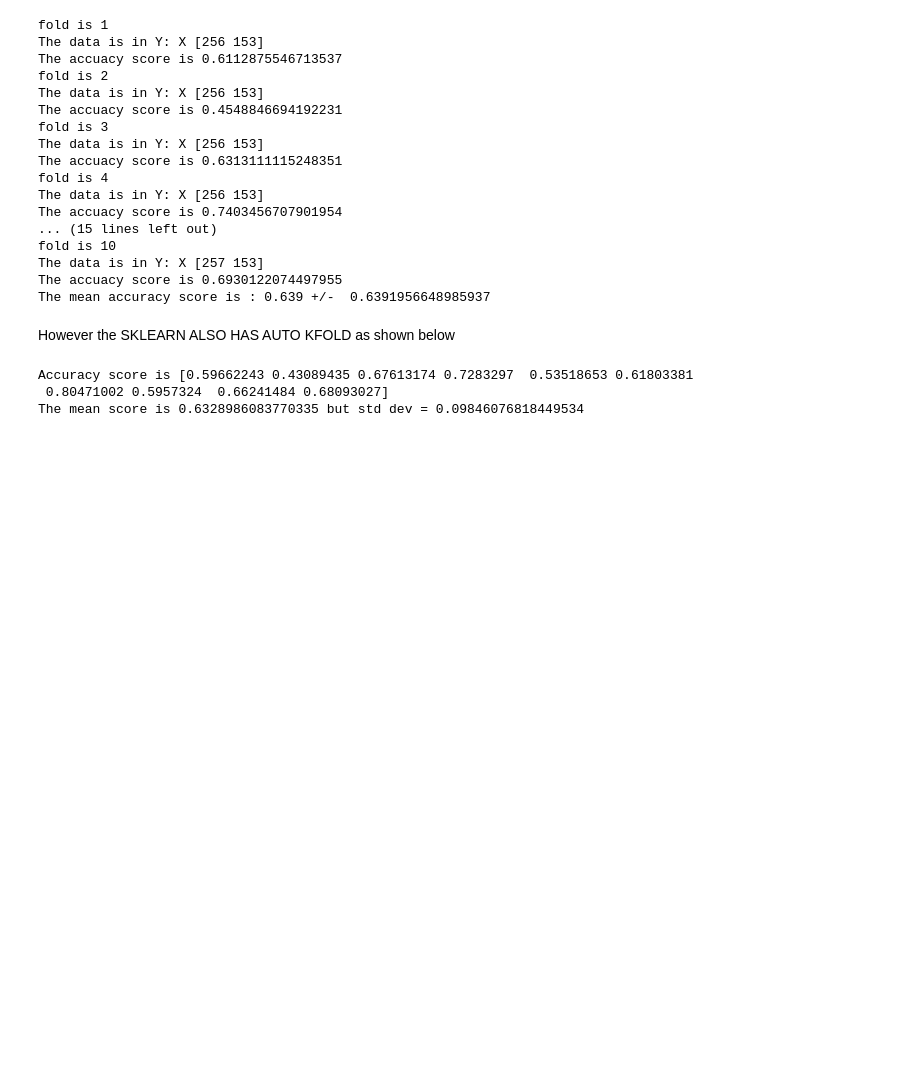
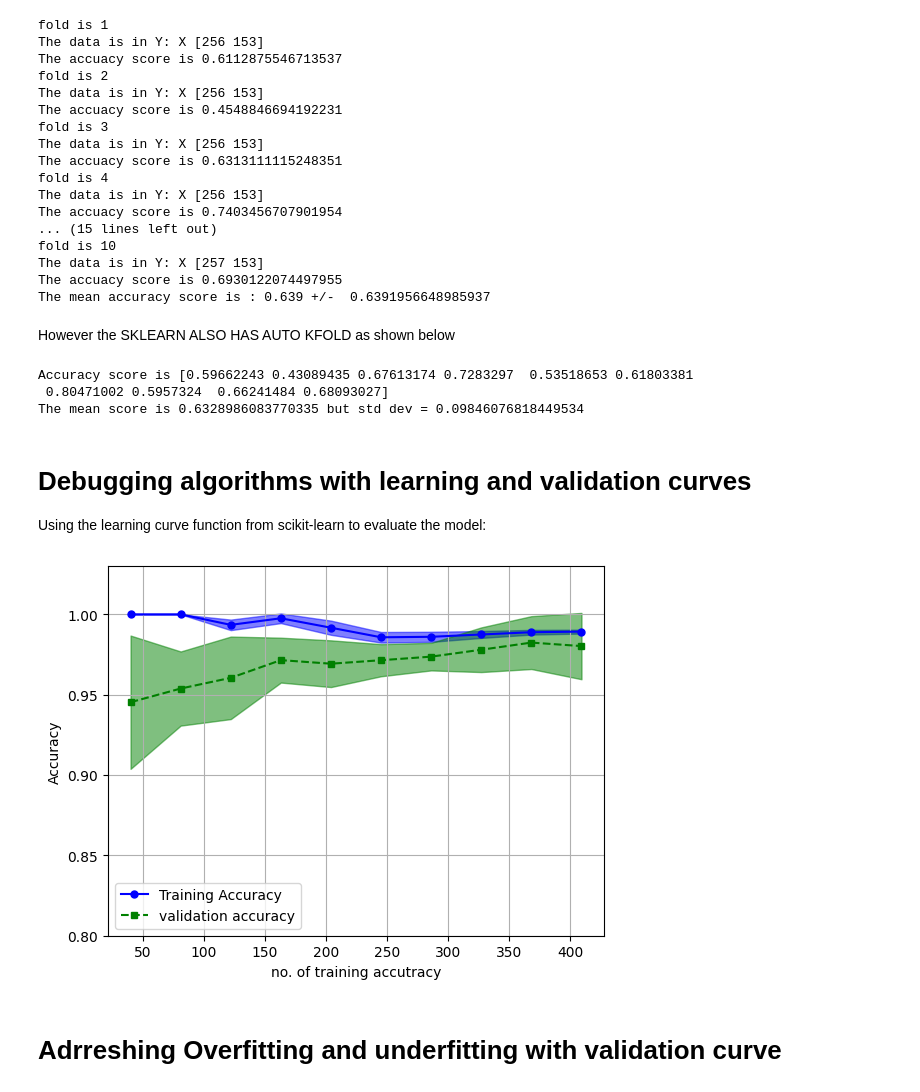
Before and after one commit to Wizard-hash2/Pipeline_workflow, a Jupyter notebook: K_fold_winsDataset.ipynb, the cells around one changed output. Saved outputs shown, nothing was run; the diff lists cells and outputs as text; code cells hidden in the pictures; blank space fills up the shorter version.

Commit message:
Fadher: Ngenoh Updates Validation curve

```diff
--- a/K_fold_winsDataset.ipynb
+++ b/K_fold_winsDataset.ipynb
@@ -72,3 +72,40 @@ print(f"The mean score is {np.mean(npe)} but std dev = {np.std(npe)}")
 Accuracy score is [0.59662243 0.43089435 0.67613174 0.7283297  0.53518653 0.61803381
  0.80471002 0.5957324  0.66241484 0.68093027]
 The mean score is 0.6328986083770335 but std dev = 0.09846076818449534
+# %% [markdown]
+# Debugging algorithms with learning and validation curves
+Using the learning curve function from scikit-learn to evaluate the model:
+# %%
+import matplotlib.pyplot as plt
+from sklearn.model_selection import learning_curve
+from sklearn.linear_model import LogisticRegression
+pipe_lre =  make_pipeline(StandardScaler(), LogisticRegression(penalty= 'l2', max_iter=10000))
+
+train_sizes, train_score, test_score = learning_curve(estimator= pipe_lre, X = X_train, y = Y_train, train_sizes= np.linspace(0.1,1.0,10), cv = 10, n_jobs= 1)
+
+train_mean = np.mean(train_score,axis=1) #mean per each row
+train_sd = np.std(train_score, axis= 1)
+
+test_mean = np.mean(test_score,axis= 1)
+test_std =np.std(test_score, axis = 1)
+
+plt.plot(train_sizes, train_mean, color = 'blue', marker = 'o', markersize =5, label = 'Training Accuracy')
+
+plt.fill_between(train_sizes, train_mean + train_sd, train_mean - train_sd, alpha = 0.5, color = 'blue')
+
+
+plt.plot(train_sizes, test_mean, color = 'green',linestyle = '--', marker = 's', markersize = 5, label = "validation accuracy")
+
+plt.fill_between(train_sizes, test_mean + test_std, test_mean - test_std, alpha = 0.5, color = 'green')
+
+
+plt.grid()
+plt.xlabel("no. of training accutracy")
+plt.ylabel("Accuracy")
+plt.legend(loc = 'best')
+plt.ylim([0.8,1.03])
+plt.show()
+# %% [output]
+[figure, added]
+# %% [markdown]
+# Adrreshing Overfitting and underfitting with validation curve
```
